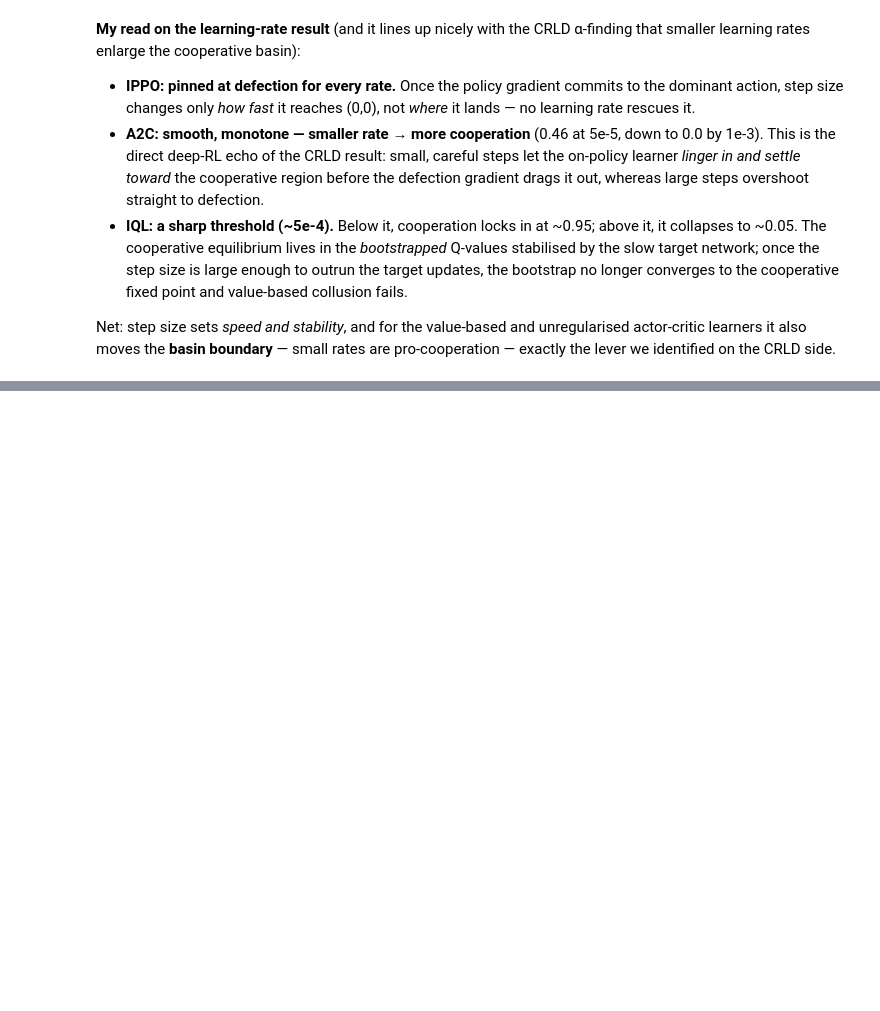
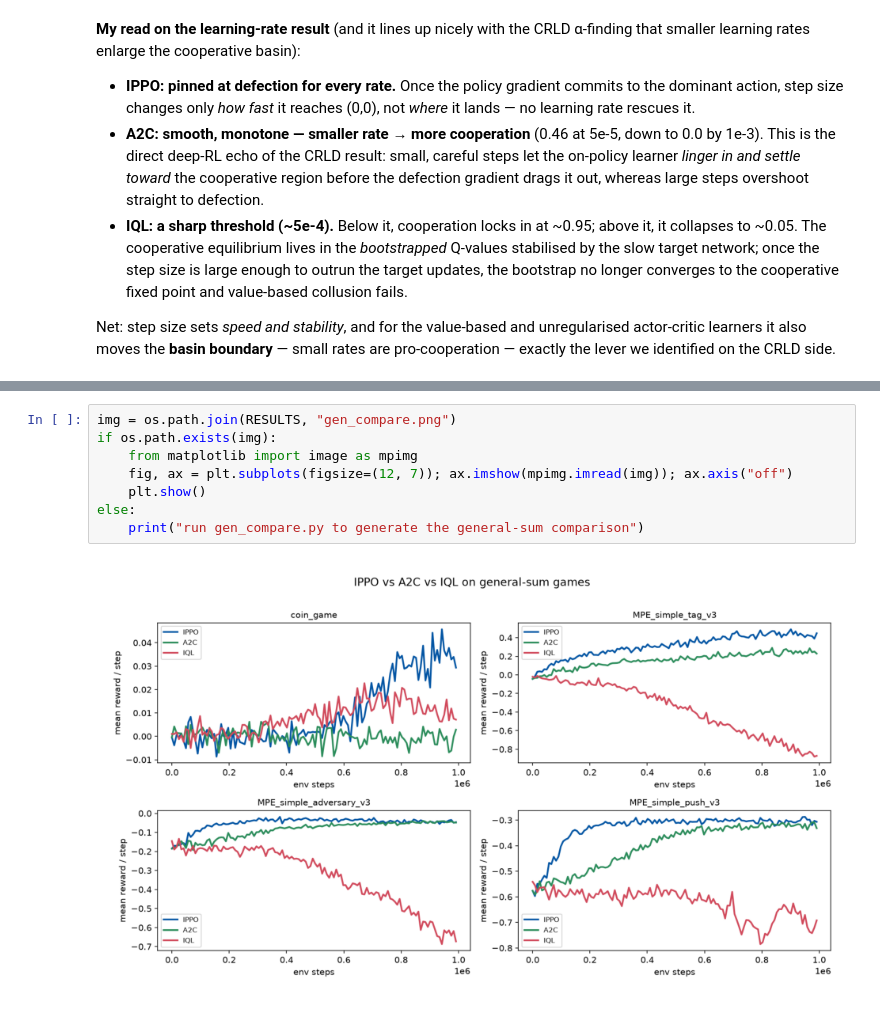
Before and after one commit to marimeireles/MARL-mixed, a Jupyter notebook: jaxmarl_env/results_notebook.ipynb, the cells around one changed output, grey strips where cells are left out. Cells and saved outputs as stored; diff of their text form; blank space fills up the shorter version.

```diff
--- a/jaxmarl_env/results_notebook.ipynb
+++ b/jaxmarl_env/results_notebook.ipynb
@@ -452,0 +504,10 @@ rates are pro-cooperation — exactly the lever we identified on the CRLD side.
+# %%
+img = os.path.join(RESULTS, "gen_compare.png")
+if os.path.exists(img):
+    from matplotlib import image as mpimg
+    fig, ax = plt.subplots(figsize=(12, 7)); ax.imshow(mpimg.imread(img)); ax.axis("off")
+    plt.show()
+else:
+    print("run gen_compare.py to generate the general-sum comparison")
+# %% [output]
+[figure, added]
```
Also changed, not shown: parts of 7 cells of this notebook, 11 other files.
